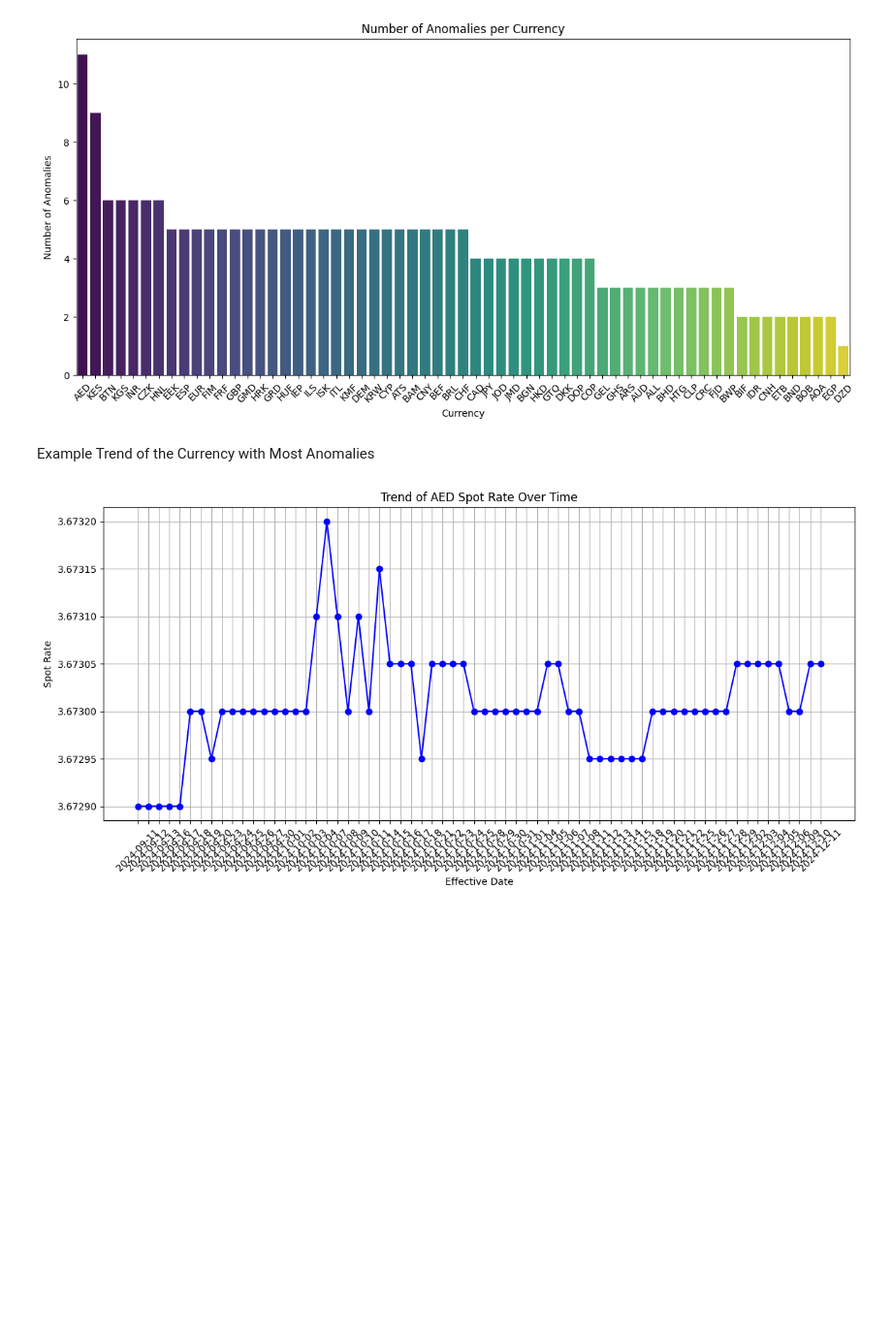
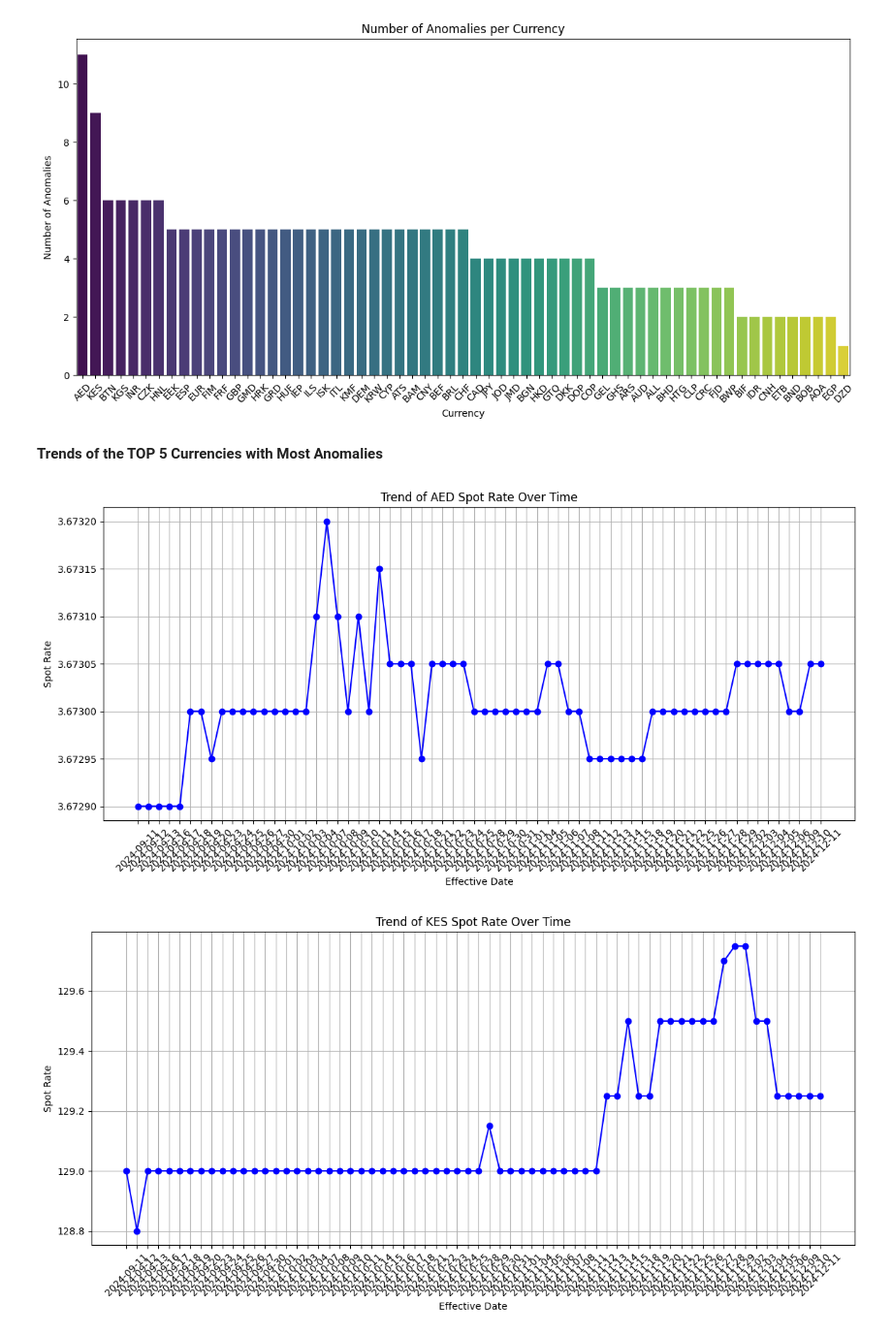
Before and after one commit to siren7075/hackathon2024, a Jupyter notebook: thresholds.ipynb, the cells around one changed output. Shown at 97% size. Cells and saved outputs as stored; diff of their text form; code cells hidden in the pictures; blank space fills up the shorter version.

```diff
--- a/thresholds.ipynb
+++ b/thresholds.ipynb
@@ -91,20 +91,28 @@ Passing `palette` without assigning `hue` is deprecated and will be removed in v
   sns.barplot(data=anomaly_counts, x='Currency', y='Anomaly Count', palette='viridis')
 [figure]
 # %% [markdown]
-Example Trend of the Currency with Most Anomalies
+**Trends of the TOP 5 Currencies with Most Anomalies**
 # %%
-selected_currency = 'AED'
-currency_data = spot_df[spot_df['toCurrencyCode'] == selected_currency]
+# Extract the top 5 currencies with the most anomalies
+top_anomaly_currencies = (anomalies['toCurrencyCode']
+                          .value_counts()
+                          .head(5)
+                          .index
+                          .tolist())
 
-# Plotting the trend for the selected currency
-plt.figure(figsize=(12, 6))
-plt.plot(currency_data['effectiveDate'], currency_data['spotRate'], marker='o', linestyle='-', color='b')
-plt.title(f'Trend of {selected_currency} Spot Rate Over Time')
-plt.xlabel('Effective Date')
-plt.ylabel('Spot Rate')
-plt.xticks(rotation=45)
-plt.grid()
-plt.tight_layout()
-plt.show()
+# Create separate plots for each of the top anomaly currencies
+for currency in top_anomaly_currencies:
+    currency_data = spot_df[spot_df['toCurrencyCode'] == currency]
+
+    plt.figure(figsize=(12, 6))
+    plt.plot(currency_data['effectiveDate'], currency_data['spotRate'], marker='o', linestyle='-', color='b')
+    plt.title(f'Trend of {currency} Spot Rate Over Time')
+    plt.xlabel('Effective Date')
+    plt.ylabel('Spot Rate')
+    plt.xticks(rotation=45)
+    plt.grid()
+    plt.tight_layout()
+    plt.show()
 # %% [output]
 [figure]
+[figure, added]
```
Also changed, not shown: parts of 4 cells of this notebook.
